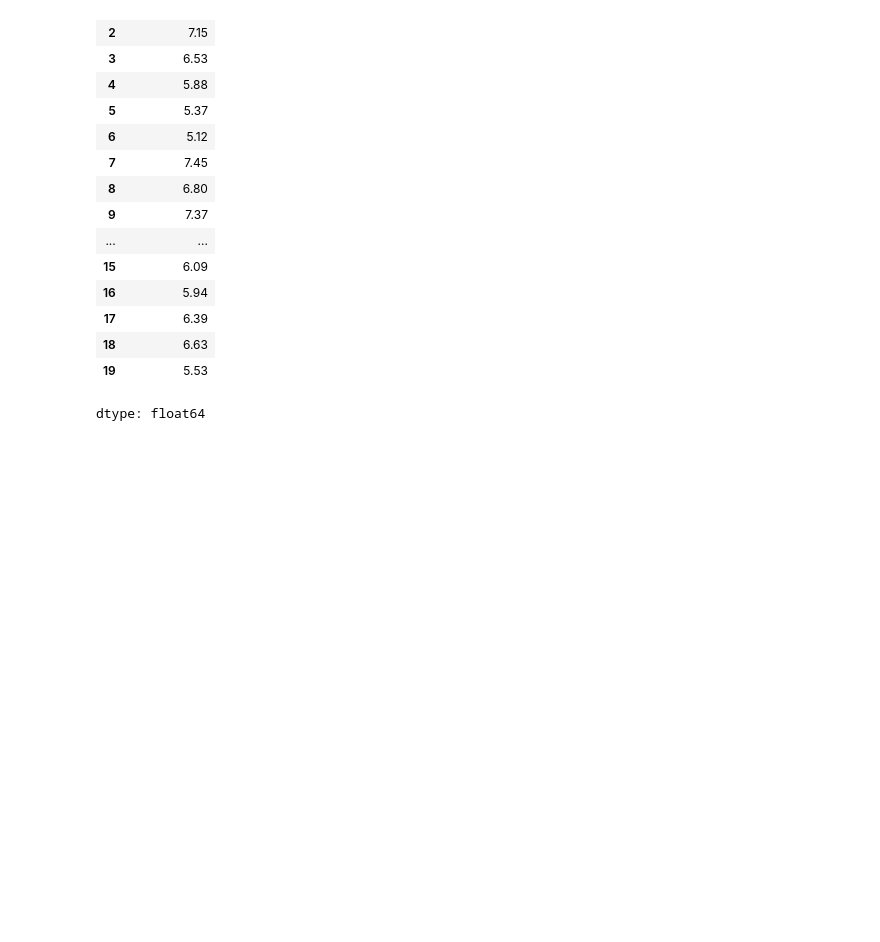
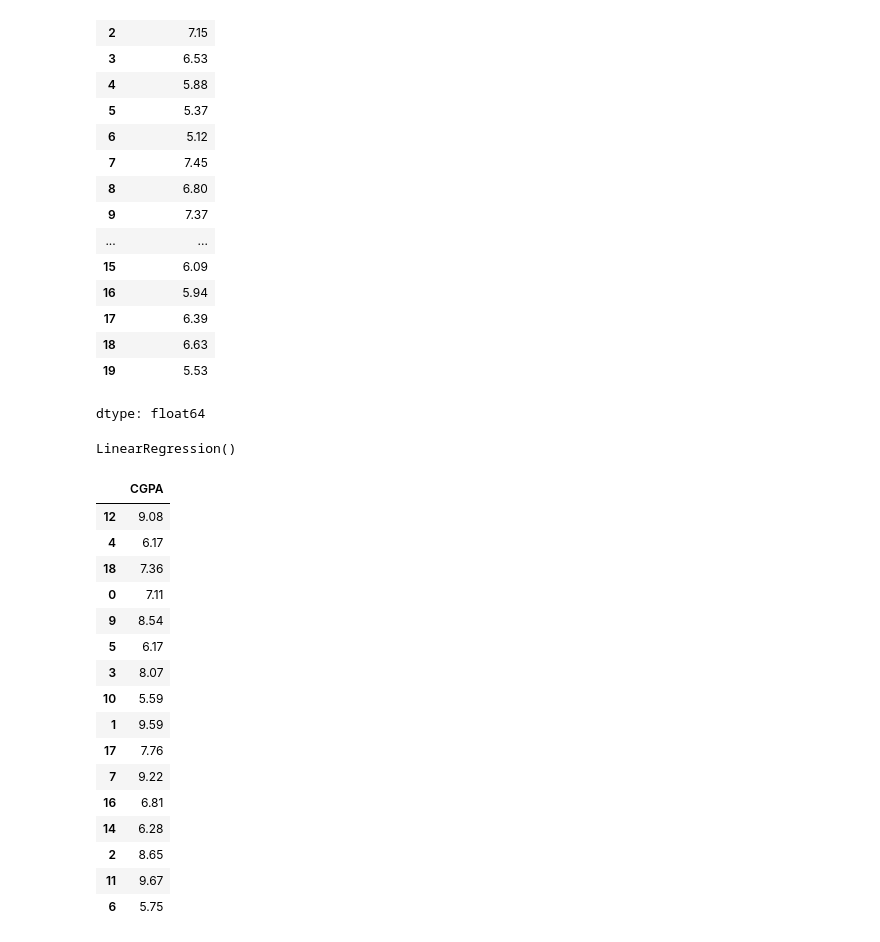
Before and after one commit to Pritishcoder07/AIML-ALGROITHM, a Jupyter notebook: AIML_ALGROITHM.ipynb, the cells around one changed output. Cells and saved outputs as stored; diff of their text form; code cells hidden in the pictures; blank space fills up the shorter version.

```diff
--- a/AIML_ALGROITHM.ipynb
+++ b/AIML_ALGROITHM.ipynb
@@ -48,7 +48,7 @@ plt.ylabel('Package_LPA')
 Text(0, 0.5, 'Package_LPA')
 [figure]
 # %%
-X = data.iloc[:,0]
+X = data.iloc[:,0:1]
 Y = data.iloc[:,-1]
 X
 # %% [output]
@@ -91,3 +90,6 @@ Y
 | 18 | 6.63 |
 | 19 | 5.53 |
 dtype: float64
+# %%
+from sklearn.model_selection import train_test_split
+X_train,X_test,Y_train,Y_test = train_test_split(X,Y,train_size = 0.2,random_state = 2)
@@ -93,0 +99,24 @@ dtype: float64
+# %%
+lr.fit(X_train,Y_train)
+# %% [output]
+LinearRegression()
+# %%
+X_test
+# %% [output]
+|  | CGPA |
+| 12 | 9.08 |
+| 4 | 6.17 |
+| 18 | 7.36 |
+| 0 | 7.11 |
+| 9 | 8.54 |
+| 5 | 6.17 |
+| 3 | 8.07 |
+| 10 | 5.59 |
+| 1 | 9.59 |
+| 17 | 7.76 |
+| 7 | 9.22 |
+| 16 | 6.81 |
+| 14 | 6.28 |
+| 2 | 8.65 |
+| 11 | 9.67 |
+| 6 | 5.75 |
```
Also changed, not shown: parts of 5 cells of this notebook.
